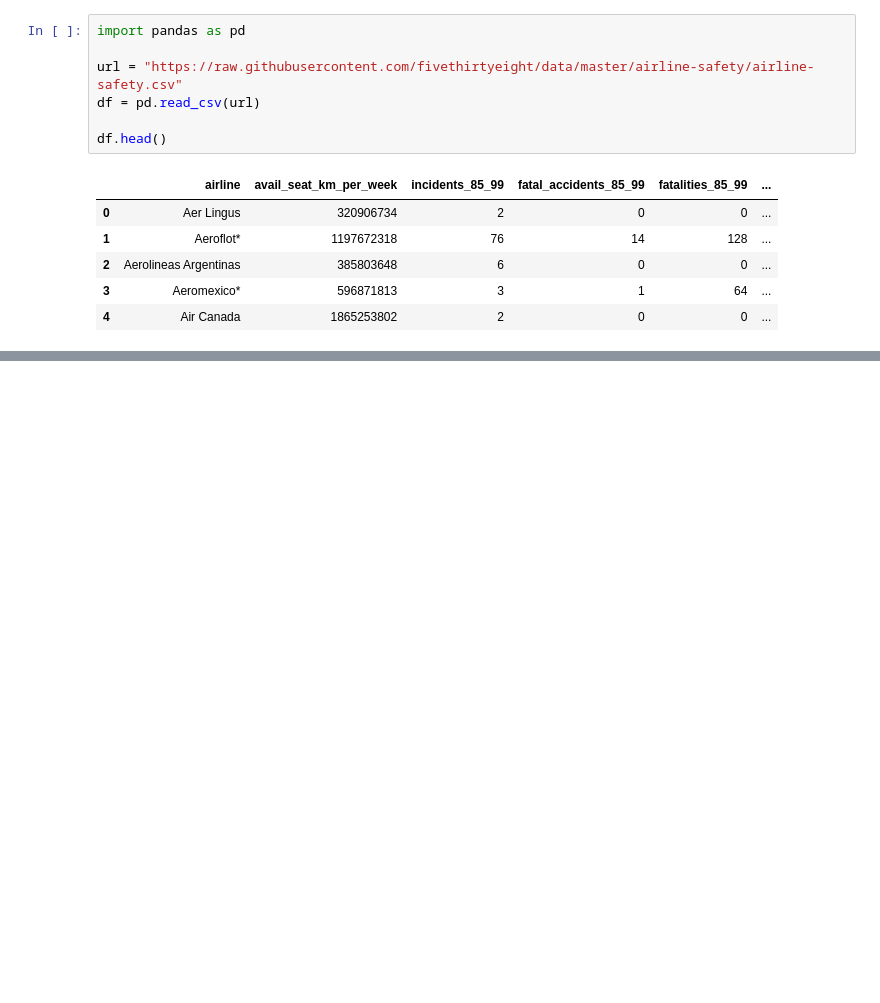
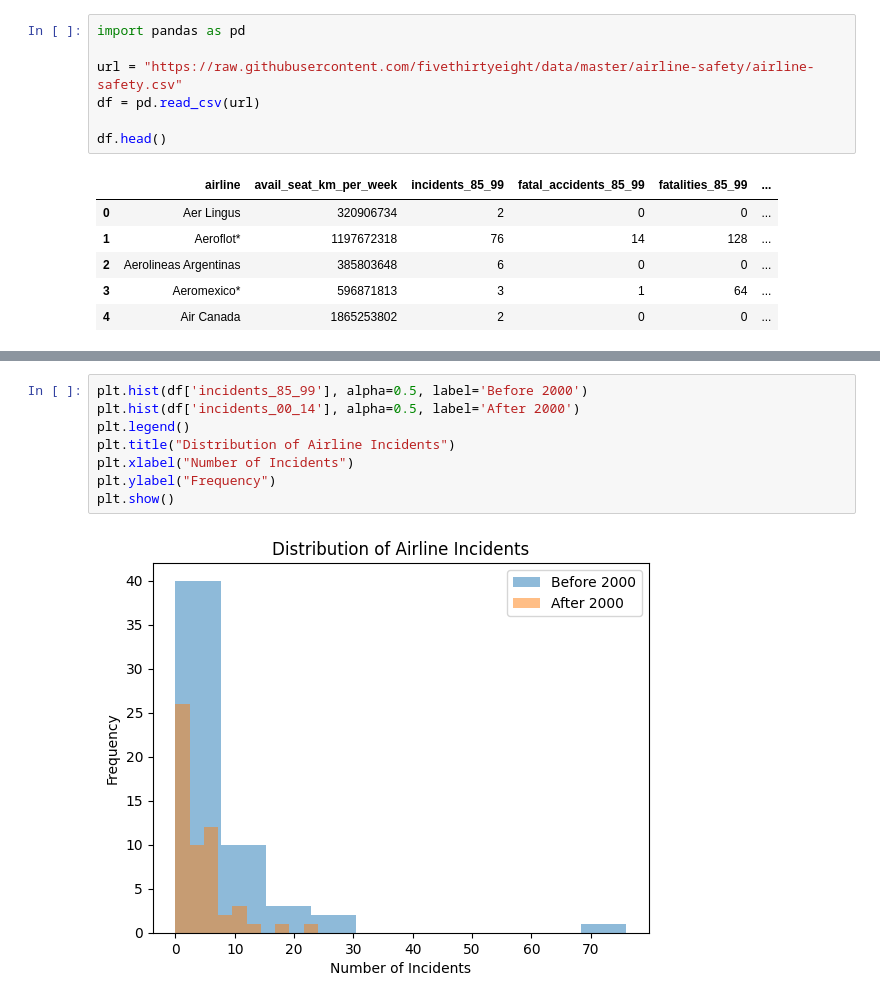
Before and after one commit to Akshathabk-ailearner/airline-safety-analysis, a Jupyter notebook: analysis.ipynb, the cells around one changed output, grey strips where cells are left out. Drawn from its saved outputs; the diff is of its cells as text; blank space fills up the shorter version.

```diff
--- a/analysis.ipynb
+++ b/analysis.ipynb
@@ -19,0 +57,10 @@ df.head()
+# %%
+plt.hist(df['incidents_85_99'], alpha=0.5, label='Before 2000')
+plt.hist(df['incidents_00_14'], alpha=0.5, label='After 2000')
+plt.legend()
+plt.title("Distribution of Airline Incidents")
+plt.xlabel("Number of Incidents")
+plt.ylabel("Frequency")
+plt.show()
+# %% [output]
+[figure, added]
```
Also changed, not shown: parts of 6 cells of this notebook.
